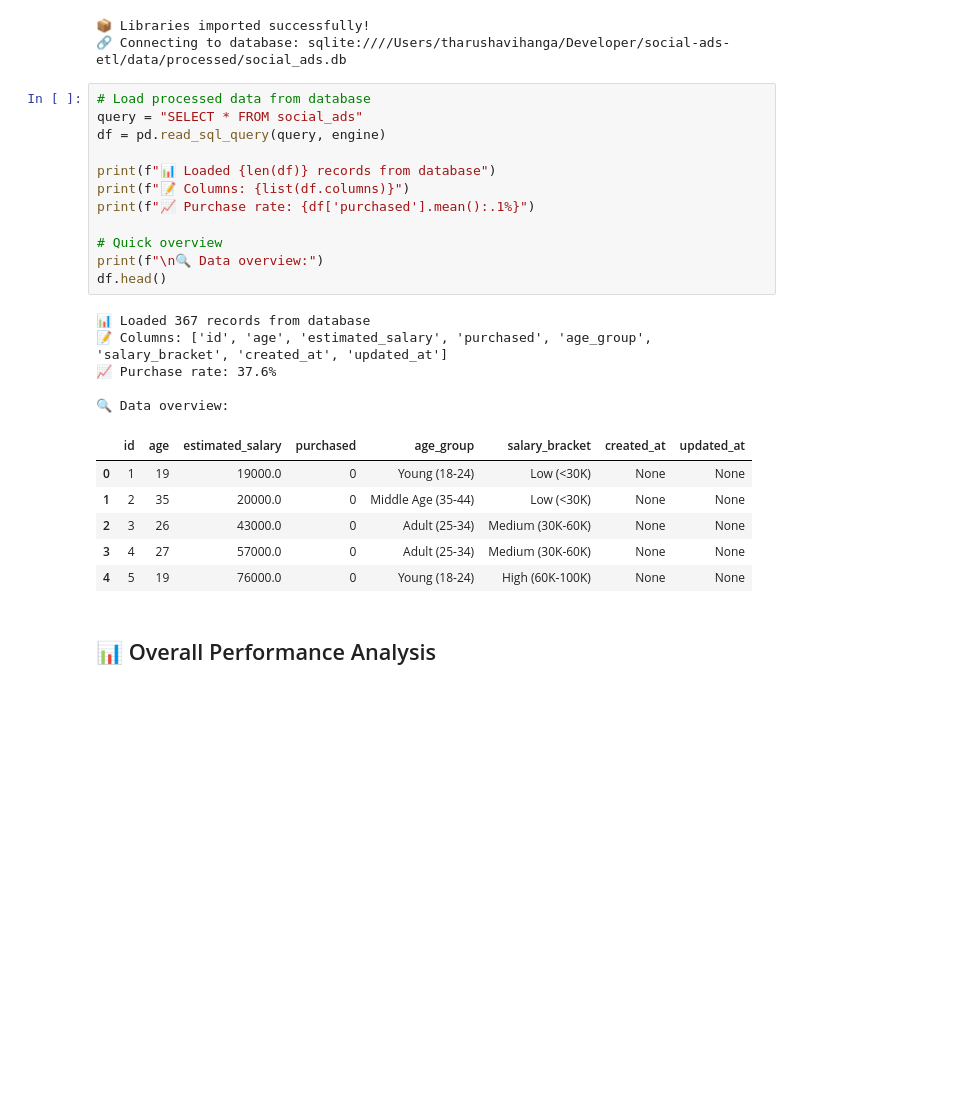
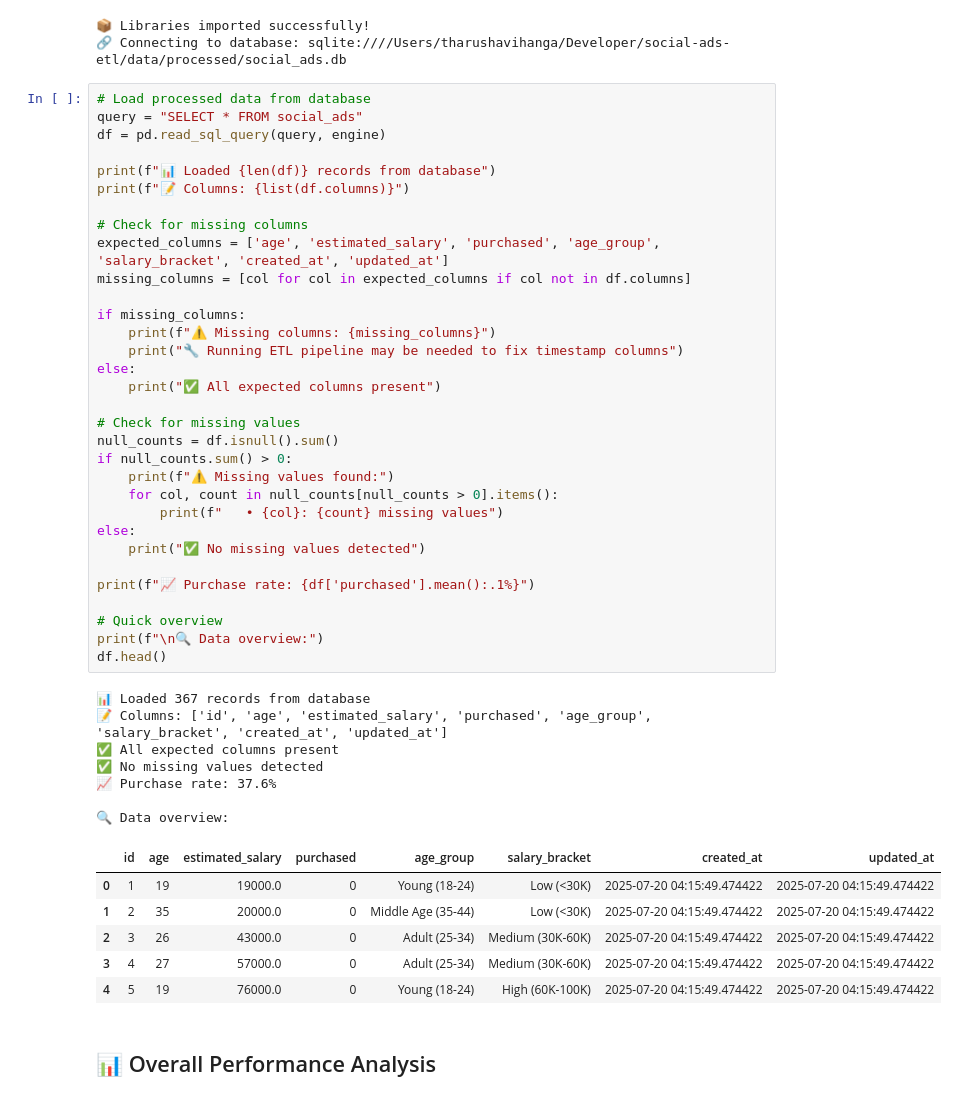
Before and after one commit to tharushav/social-ads-etl, a Jupyter notebook: notebooks/03_analysis.ipynb, the cells around one changed output. Cells and saved outputs as stored; diff of their text form; blank space fills up the shorter version.

```diff
--- a/notebooks/03_analysis.ipynb
+++ b/notebooks/03_analysis.ipynb
@@ -46,27 +46,49 @@ print(f"🔗 Connecting to database: {SQLITE_URL}")
 # %%
 # Load processed data from database
 query = "SELECT * FROM social_ads"
 df = pd.read_sql_query(query, engine)
 
 print(f"📊 Loaded {len(df)} records from database")
 print(f"📝 Columns: {list(df.columns)}")
+
+# Check for missing columns
+expected_columns = ['age', 'estimated_salary', 'purchased', 'age_group', 'salary_bracket', 'created_at', 'updated_at']
+missing_columns = [col for col in expected_columns if col not in df.columns]
+
+if missing_columns:
+    print(f"⚠️ Missing columns: {missing_columns}")
+    print("🔧 Running ETL pipeline may be needed to fix timestamp columns")
+else:
+    print("✅ All expected columns present")
+
+# Check for missing values
+null_counts = df.isnull().sum()
+if null_counts.sum() > 0:
+    print(f"⚠️ Missing values found:")
+    for col, count in null_counts[null_counts > 0].items():
+        print(f"   • {col}: {count} missing values")
+else:
+    print("✅ No missing values detected")
+
 print(f"📈 Purchase rate: {df['purchased'].mean():.1%}")
 
 # Quick overview
 print(f"\n🔍 Data overview:")
 df.head()
 # %% [output]
 📊 Loaded 367 records from database
 📝 Columns: ['id', 'age', 'estimated_salary', 'purchased', 'age_group', 'salary_bracket', 'created_at', 'updated_at']
+✅ All expected columns present
+✅ No missing values detected
 📈 Purchase rate: 37.6%
 
 🔍 Data overview:
 |  | id | age | estimated_salary | purchased | age_group | salary_bracket | created_at | updated_at |
-| 0 | 1 | 19 | 19000.0 | 0 | Young (18-24) | Low (<30K) | None | None |
-| 1 | 2 | 35 | 20000.0 | 0 | Middle Age (35-44) | Low (<30K) | None | None |
-| 2 | 3 | 26 | 43000.0 | 0 | Adult (25-34) | Medium (30K-60K) | None | None |
-| 3 | 4 | 27 | 57000.0 | 0 | Adult (25-34) | Medium (30K-60K) | None | None |
-| 4 | 5 | 19 | 76000.0 | 0 | Young (18-24) | High (60K-100K) | None | None |
+| 0 | 1 | 19 | 19000.0 | 0 | Young (18-24) | Low (<30K) | 2025-07-20 04:15:49.474422 | 2025-07-20 04:15:49.474422 |
+| 1 | 2 | 35 | 20000.0 | 0 | Middle Age (35-44) | Low (<30K) | 2025-07-20 04:15:49.474422 | 2025-07-20 04:15:49.474422 |
+| 2 | 3 | 26 | 43000.0 | 0 | Adult (25-34) | Medium (30K-60K) | 2025-07-20 04:15:49.474422 | 2025-07-20 04:15:49.474422 |
+| 3 | 4 | 27 | 57000.0 | 0 | Adult (25-34) | Medium (30K-60K) | 2025-07-20 04:15:49.474422 | 2025-07-20 04:15:49.474422 |
+| 4 | 5 | 19 | 76000.0 | 0 | Young (18-24) | High (60K-100K) | 2025-07-20 04:15:49.474422 | 2025-07-20 04:15:49.474422 |
 # %% [markdown]
 ## 📊 Overall Performance Analysis
 # %%
```
Also changed, not shown: parts of 3 cells of this notebook, 6 other files.
